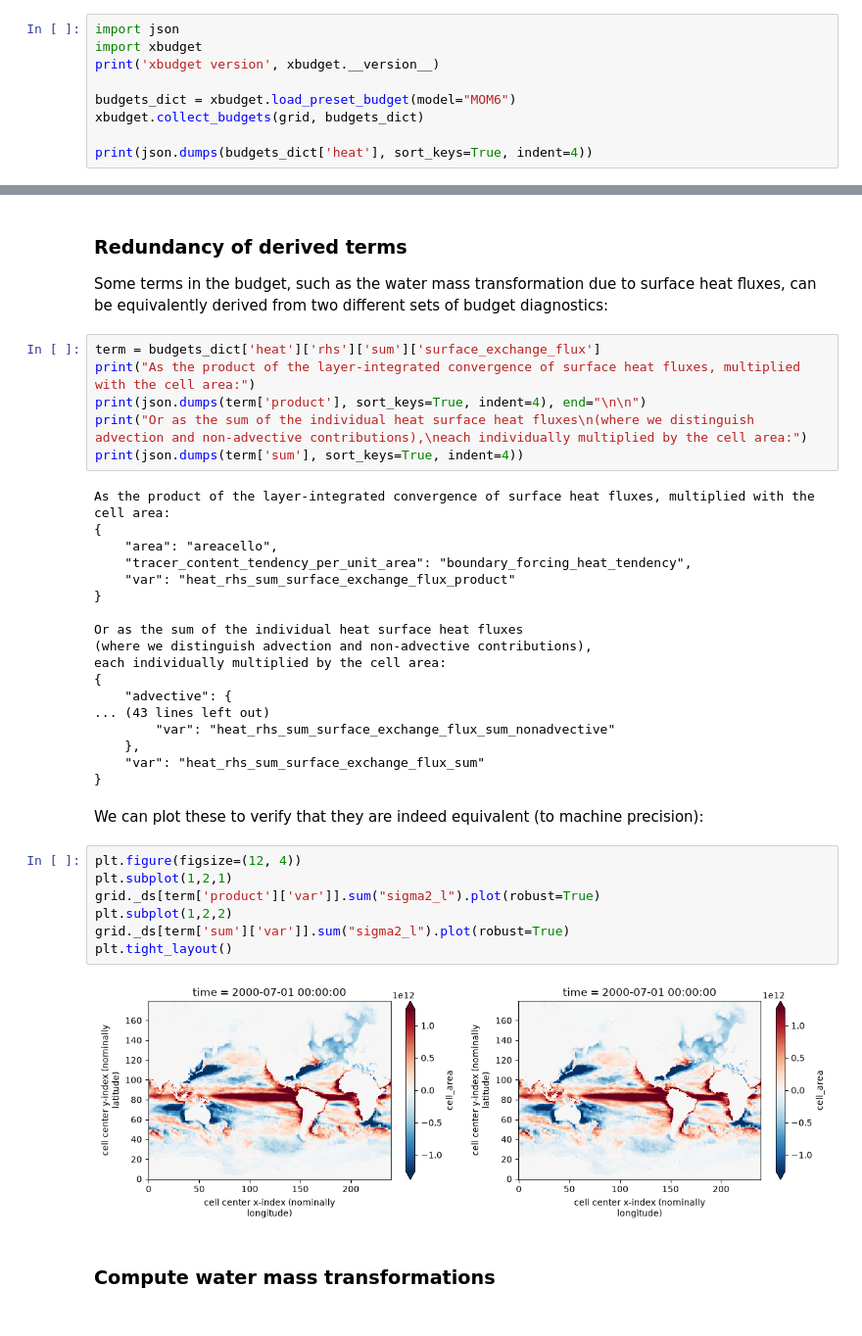
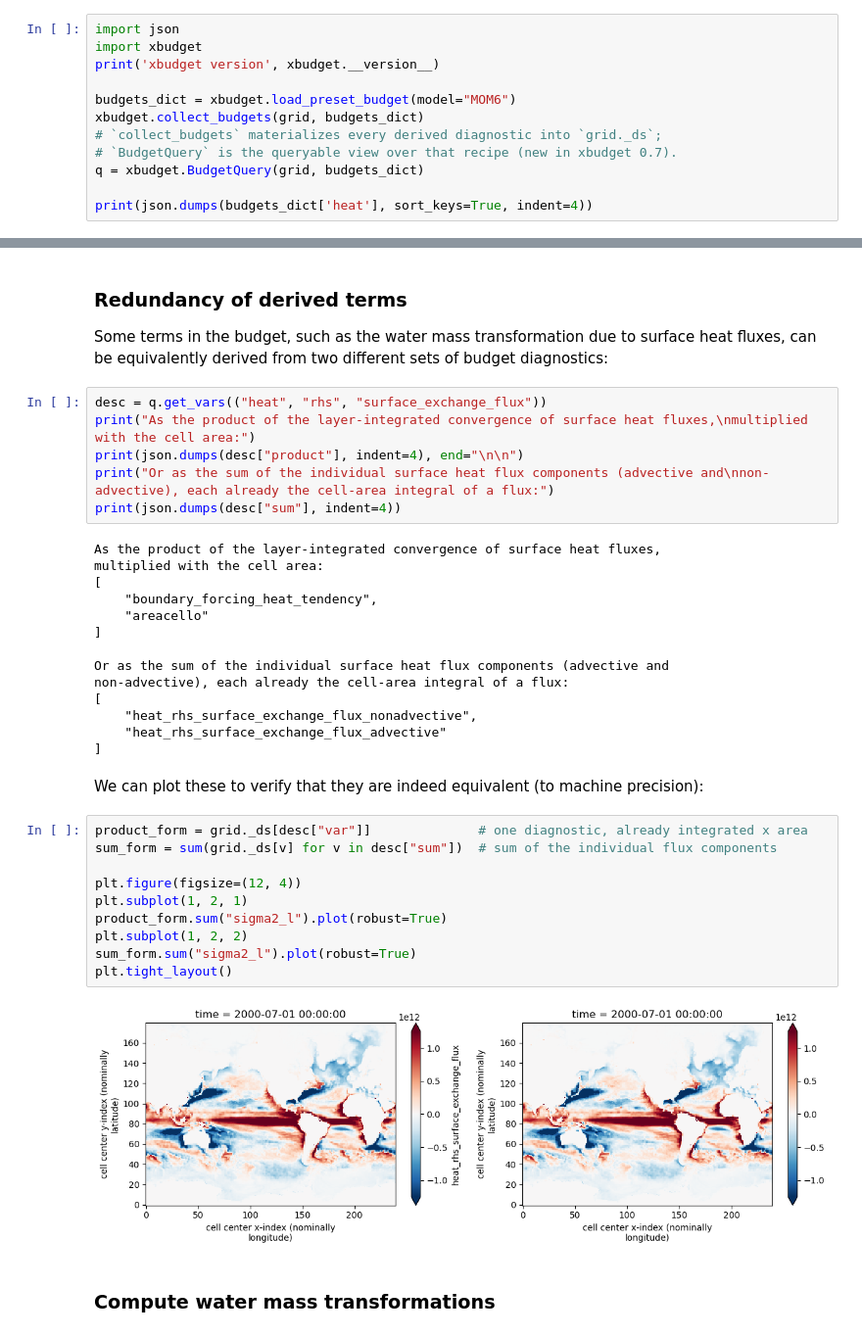
Before and after one commit to NOAA-GFDL/xwmt, a Jupyter notebook: examples/closed_transformation_budget.ipynb, the cells around one changed output, grey strips where cells are left out. Shown at 98% size. Drawn from its saved outputs; the diff is of its cells as text.

```diff
--- a/examples/closed_transformation_budget.ipynb
+++ b/examples/closed_transformation_budget.ipynb
@@ -95,6 +95,9 @@ print('xbudget version', xbudget.__version__)
 
 budgets_dict = xbudget.load_preset_budget(model="MOM6")
 xbudget.collect_budgets(grid, budgets_dict)
+# `collect_budgets` materializes every derived diagnostic into `grid._ds`;
+# `BudgetQuery` is the queryable view over that recipe (new in xbudget 0.7).
+q = xbudget.BudgetQuery(grid, budgets_dict)
 
 print(json.dumps(budgets_dict['heat'], sort_keys=True, indent=4))
 # %% [output]
@@ -185,40 +188,39 @@ print(json.dumps(simple_budgets, sort_keys=True, indent=4))
 
 Some terms in the budget, such as the water mass transformation due to surface heat fluxes, can be equivalently derived from two different sets of budget diagnostics:
 # %%
-term = budgets_dict['heat']['rhs']['sum']['surface_exchange_flux']
-print("As the product of the layer-integrated convergence of surface heat fluxes, multiplied with the cell area:")
-print(json.dumps(term['product'], sort_keys=True, indent=4), end="\n\n")
-print("Or as the sum of the individual heat surface heat fluxes\n(where we distinguish advection and non-advective contributions),\neach individually multiplied by the cell area:")
-print(json.dumps(term['sum'], sort_keys=True, indent=4))
+desc = q.get_vars(("heat", "rhs", "surface_exchange_flux"))
+print("As the product of the layer-integrated convergence of surface heat fluxes,\nmultiplied with the cell area:")
+print(json.dumps(desc["product"], indent=4), end="\n\n")
+print("Or as the sum of the individual surface heat flux components (advective and\nnon-advective), each already the cell-area integral of a flux:")
+print(json.dumps(desc["sum"], indent=4))
 # %% [output]
-As the product of the layer-integrated convergence of surface heat fluxes, multiplied with the cell area:
-{
-    "area": "areacello",
-    "tracer_content_tendency_per_unit_area": "boundary_forcing_heat_tendency",
-    "var": "heat_rhs_sum_surface_exchange_flux_product"
-}
+As the product of the layer-integrated convergence of surface heat fluxes,
+multiplied with the cell area:
+[
+    "boundary_forcing_heat_tendency",
+    "areacello"
+]
 
-Or as the sum of the individual heat surface heat fluxes
-(where we distinguish advection and non-advective contributions),
-each individually multiplied by the cell area:
-{
-    "advective": {
-... (43 lines left out)
-        "var": "heat_rhs_sum_surface_exchange_flux_sum_nonadvective"
-    },
-    "var": "heat_rhs_sum_surface_exchange_flux_sum"
-}
+Or as the sum of the individual surface heat flux components (advective and
+non-advective), each already the cell-area integral of a flux:
+[
+    "heat_rhs_surface_exchange_flux_nonadvective",
+    "heat_rhs_surface_exchange_flux_advective"
+]
 # %% [markdown]
 We can plot these to verify that they are indeed equivalent (to machine precision):
 # %%
+product_form = grid._ds[desc["var"]]              # one diagnostic, already integrated x area
+sum_form = sum(grid._ds[v] for v in desc["sum"])  # sum of the individual flux components
+
 plt.figure(figsize=(12, 4))
-plt.subplot(1,2,1)
-grid._ds[term['product']['var']].sum("sigma2_l").plot(robust=True)
-plt.subplot(1,2,2)
-grid._ds[term['sum']['var']].sum("sigma2_l").plot(robust=True)
+plt.subplot(1, 2, 1)
+product_form.sum("sigma2_l").plot(robust=True)
+plt.subplot(1, 2, 2)
+sum_form.sum("sigma2_l").plot(robust=True)
 plt.tight_layout()
 # %% [output]
-[figure, old version]
+[figure, new version]
 # %% [markdown]
 ### Compute water mass transformations
 # %% [markdown]
```
Also changed, not shown: parts of 12 cells of this notebook, 5 other files.
